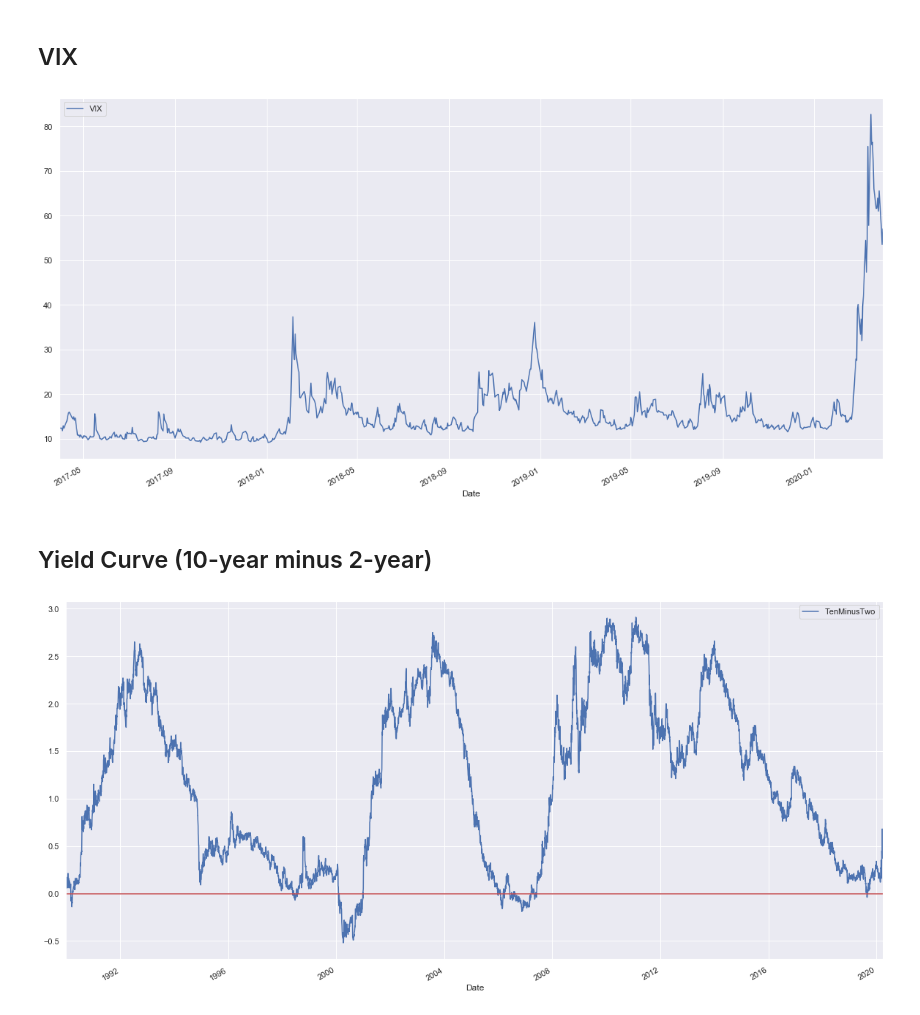
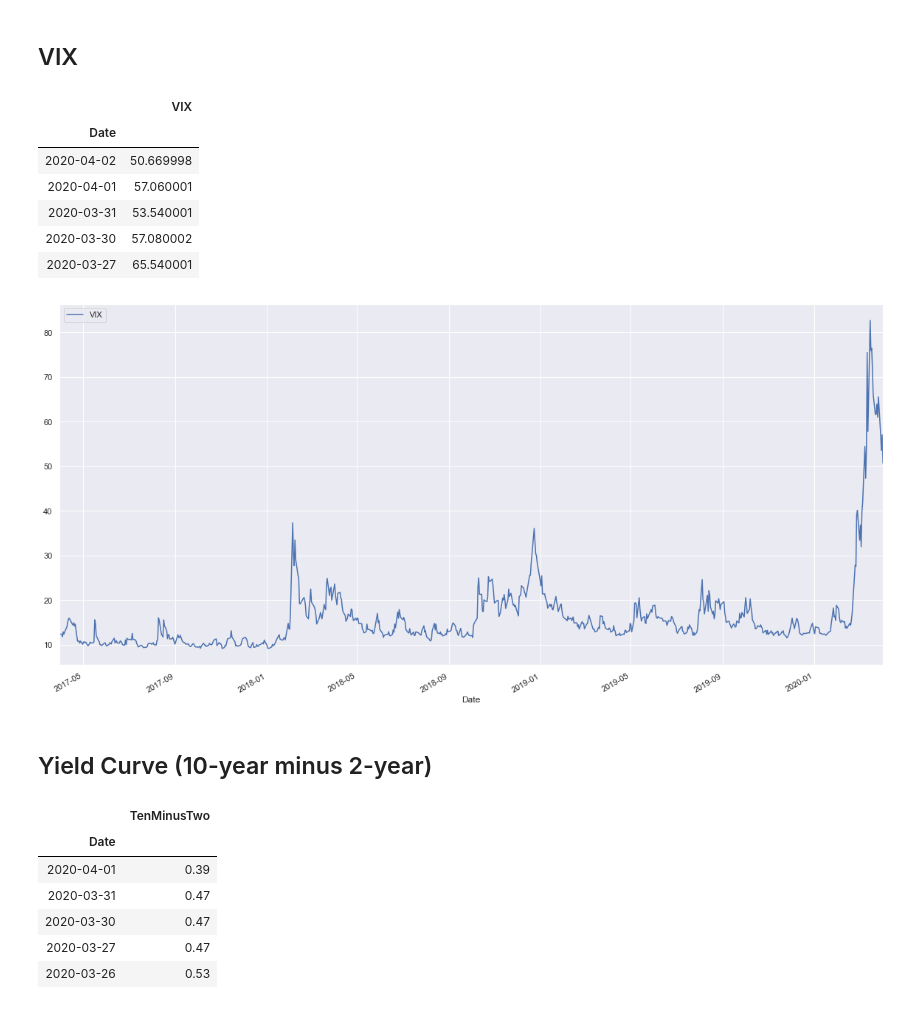
Before and after one commit to thomask18/Finance, a Jupyter notebook: World View.ipynb, the cells around one changed output. Cells and saved outputs as stored; diff of their text form; code cells hidden in the pictures.

```diff
--- a/World View.ipynb
+++ b/World View.ipynb
@@ -118,21 +229,34 @@ df_SP500.plot(figsize=(20, 10));
 # %%
 df_VIX = web.DataReader("^VIX", 'yahoo', start, end)
 df_VIX = df_VIX[::-1]
-df = web.DataReader("^VIX", 'yahoo', start, end)
-df.rename(columns={'Adj Close': "VIX"}, inplace=True)
-df.drop(['Open', 'High', 'Low', 'Close', 'Volume'], 1, inplace=True)
-df = df[::-1]
-df.plot(figsize=(20, 10));
+df_VIX.rename(columns={'Adj Close': "VIX"}, inplace=True)
+df_VIX.drop(['Open', 'High', 'Low', 'Close', 'Volume'], 1, inplace=True)
+df_VIX.head()
 # %% [output]
-[figure, removed]
+|  | VIX |
+| Date |  |
+| 2020-04-02 | 50.669998 |
+| 2020-04-01 | 57.060001 |
+| 2020-03-31 | 53.540001 |
+| 2020-03-30 | 57.080002 |
+| 2020-03-27 | 65.540001 |
+# %%
+df_VIX.plot(figsize=(20, 10));
+# %% [output]
+[figure, added]
 # %% [markdown]
 ## Yield Curve (10-year minus 2-year)
 # %%
-df_treasuryRates = quandl.get("USTREASURY/YIELD", authtoken="EnterYourTokenHere")
+df_treasuryRates = quandl.get("USTREASURY/YIELD", authtoken="kFwyRwmqZyPsHBzdpNov")
 df_treasuryRates = df_treasuryRates[::-1]
 df_treasuryRates['TenMinusTwo'] = df_treasuryRates['10 YR'] - df_treasuryRates['2 YR']
 df_treasuryRates.drop(['1 MO', '2 MO', '3 MO', '6 MO', '1 YR', '2 YR', '3 YR', '5 YR', '7 YR', '10 YR', '20 YR', '30 YR'], 1, inplace=True)
-df_treasuryRates.plot(figsize=(20, 10))
-plt.axhline(0, color="r");
+df_treasuryRates.head()
 # %% [output]
-[figure, removed]
+|  | TenMinusTwo |
+| Date |  |
+| 2020-04-01 | 0.39 |
+| 2020-03-31 | 0.47 |
+| 2020-03-30 | 0.47 |
+| 2020-03-27 | 0.47 |
+| 2020-03-26 | 0.53 |
```
Also changed, not shown: parts of 29 cells of this notebook.
